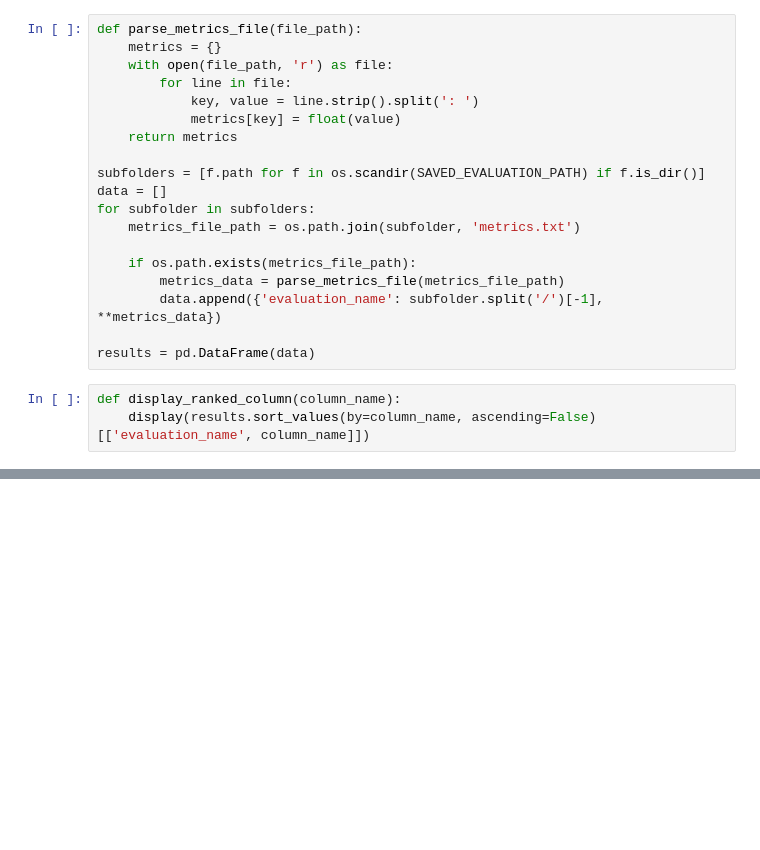
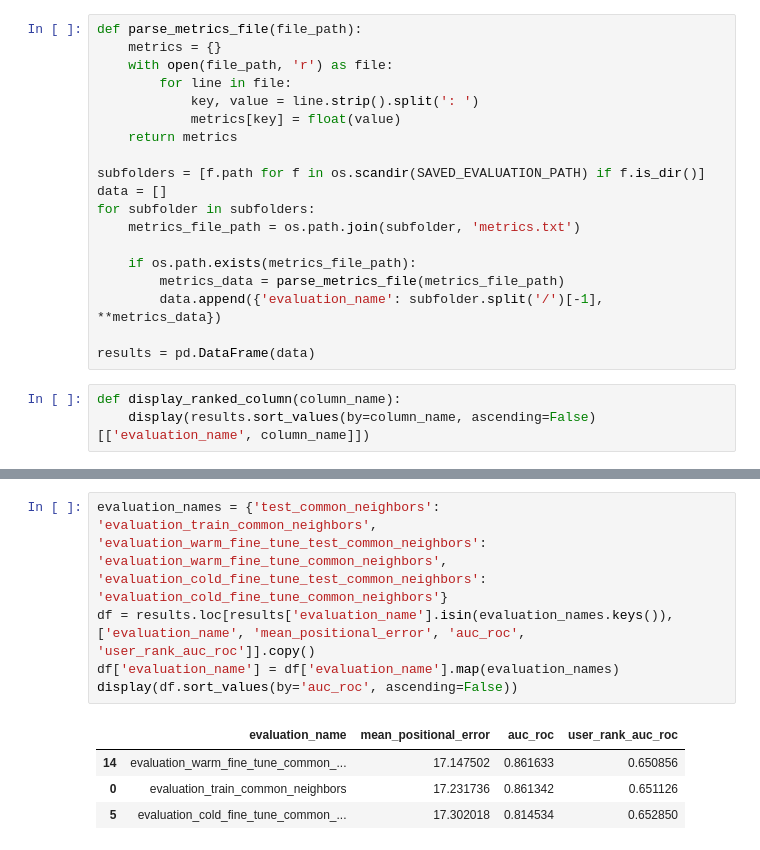
Before and after one commit to GitHubNoskcaj211/ml-projects-project, a Jupyter notebook: evaluation/vis_results.ipynb, the cells around one changed output, grey strips where cells are left out. Drawn from its saved outputs; the diff is of its cells as text; blank space fills up the shorter version.

```diff
--- a/evaluation/vis_results.ipynb
+++ b/evaluation/vis_results.ipynb
@@ -87,0 +111,10 @@ display_ranked_column('mean_positional_error')
+# %%
+evaluation_names = {'test_common_neighbors': 'evaluation_train_common_neighbors', 'evaluation_warm_fine_tune_test_common_neighbors': 'evaluation_warm_fine_tune_common_neighbors', 'evaluation_cold_fine_tune_test_common_neighbors': 'evaluation_cold_fine_tune_common_neighbors'}
+df = results.loc[results['evaluation_name'].isin(evaluation_names.keys()), ['evaluation_name', 'mean_positional_error', 'auc_roc', 'user_rank_auc_roc']].copy()
+df['evaluation_name'] = df['evaluation_name'].map(evaluation_names)
+display(df.sort_values(by='auc_roc', ascending=False))
+# %% [output]
+|  | evaluation_name | mean_positional_error | auc_roc | user_rank_auc_roc |
+| 14 | evaluation_warm_fine_tune_common_... | 17.147502 | 0.861633 | 0.650856 |
+| 0 | evaluation_train_common_neighbors | 17.231736 | 0.861342 | 0.651126 |
+| 5 | evaluation_cold_fine_tune_common_... | 17.302018 | 0.814534 | 0.652850 |
```
Also changed, not shown: parts of 6 cells of this notebook.
